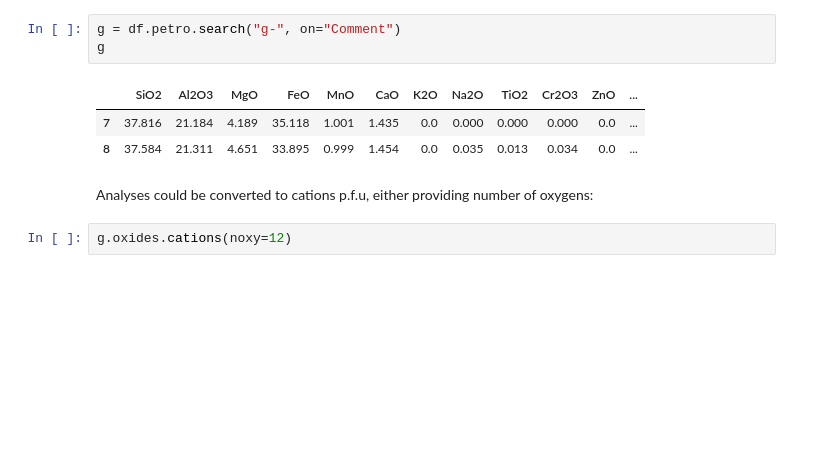
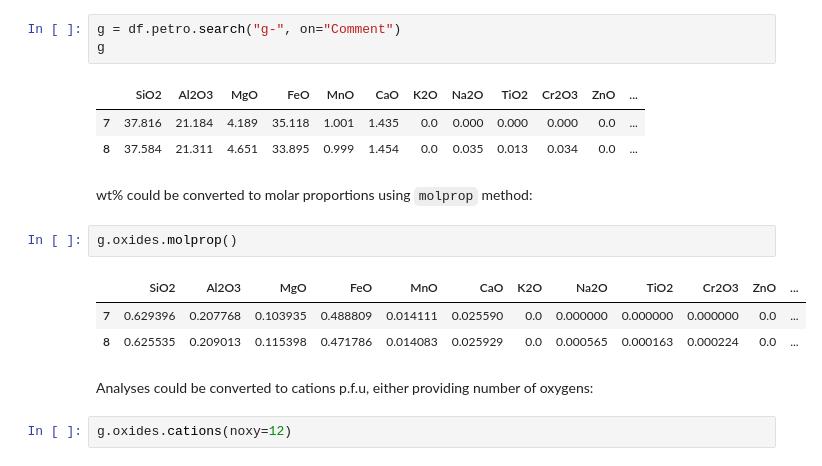
Before and after one commit to ondrolexa/petropandas, a Jupyter notebook: docs/notebooks/tutorial.ipynb, the cells around one changed output. Cells and saved outputs as stored; diff of their text form; blank space fills up the shorter version.

```diff
--- a/docs/notebooks/tutorial.ipynb
+++ b/docs/notebooks/tutorial.ipynb
@@ -61,6 +56,14 @@ g
 |  | SiO2 | Al2O3 | MgO | FeO | MnO | CaO | K2O | Na2O | TiO2 | Cr2O3 | ZnO | ... |
 | 7 | 37.816 | 21.184 | 4.189 | 35.118 | 1.001 | 1.435 | 0.0 | 0.000 | 0.000 | 0.000 | 0.0 | ... |
 | 8 | 37.584 | 21.311 | 4.651 | 33.895 | 0.999 | 1.454 | 0.0 | 0.035 | 0.013 | 0.034 | 0.0 | ... |
+# %% [markdown]
+wt% could be converted to molar proportions using `molprop` method:
+# %%
+g.oxides.molprop()
+# %% [output]
+|  | SiO2 | Al2O3 | MgO | FeO | MnO | CaO | K2O | Na2O | TiO2 | Cr2O3 | ZnO | ... |
+| 7 | 0.629396 | 0.207768 | 0.103935 | 0.488809 | 0.014111 | 0.025590 | 0.0 | 0.000000 | 0.000000 | 0.000000 | 0.0 | ... |
+| 8 | 0.625535 | 0.209013 | 0.115398 | 0.471786 | 0.014083 | 0.025929 | 0.0 | 0.000565 | 0.000163 | 0.000224 | 0.0 | ... |
 # %% [markdown]
 Analyses could be converted to cations p.f.u, either providing number of oxygens:
 # %%
```
Also changed, not shown: parts of 23 cells of this notebook, 2 other files.
